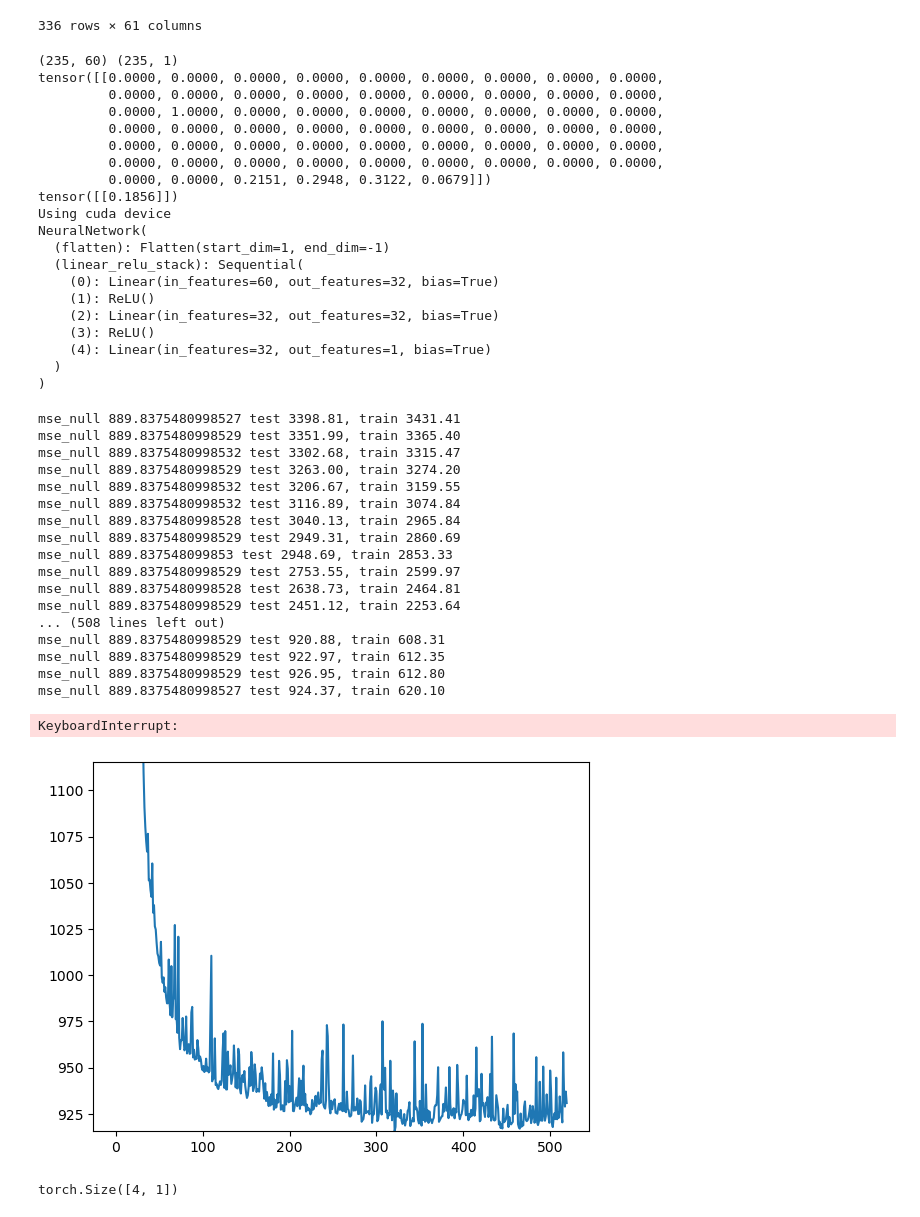
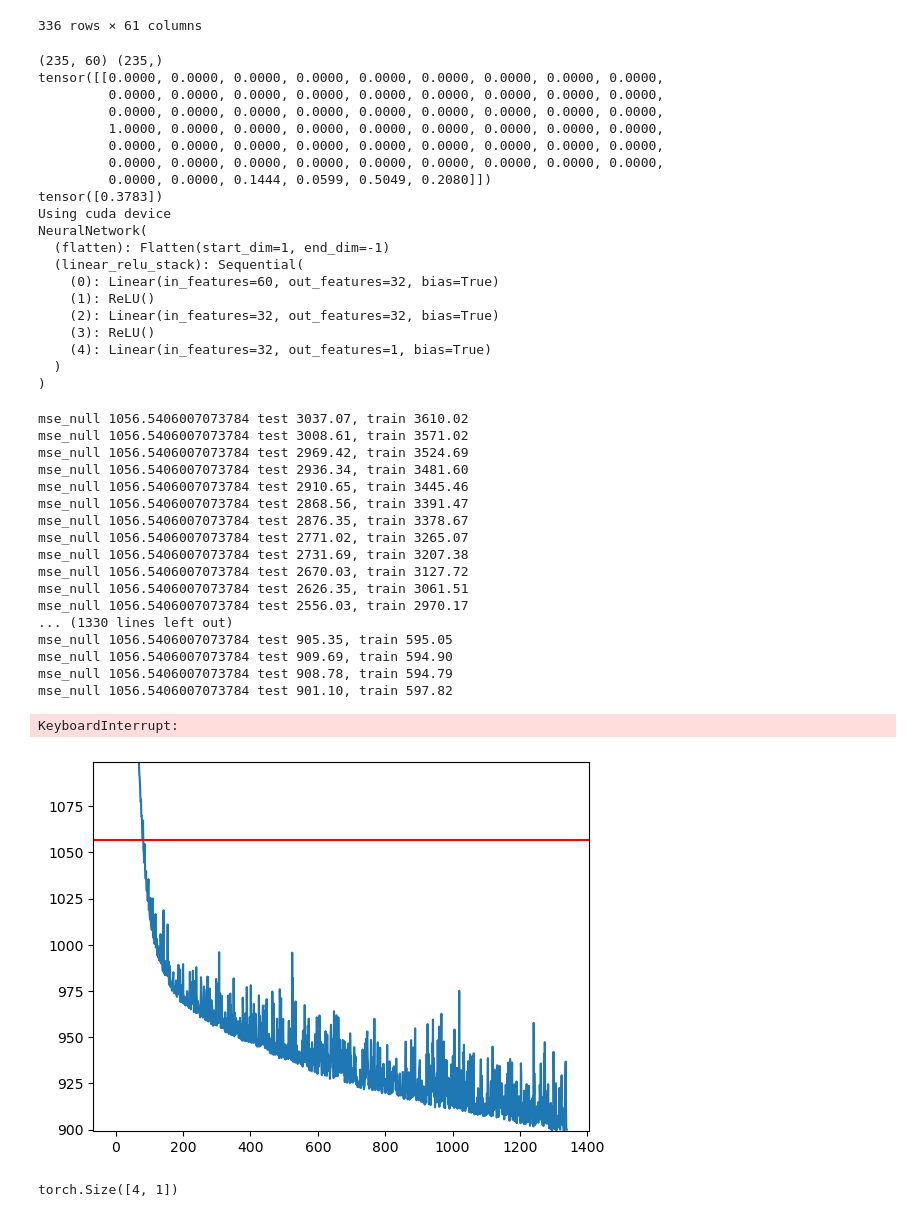
Before and after one commit to khangluong2004/COMP20008_Assignment2, a Jupyter notebook: terry/nn.ipynb, the cells around one changed output. Drawn from its saved outputs; the diff is of its cells as text; code cells hidden in the pictures.

Commit message:
Better crime scaling

```diff
--- a/terry/nn.ipynb
+++ b/terry/nn.ipynb
@@ -79,6 +79,7 @@ encoded = encoded[[
     'lga',
     'last_crime',
     'distance',
+    # check if it is correlated with region
     'last_egm',
     'last_house',
     'crime'
@@ -99,7 +100,9 @@ last_idx = new_.columns.get_loc('last_crime')
 out = encoder.fit_transform(encoded[['lga']])
 lga = pd.DataFrame(out.toarray())
 
+
 new = pd.concat([lga, new_], axis=1)
+new['crime'] /= 20000
 new
 # %% [output]
 4
@@ -122,12 +125,12 @@ new
 
 # one hot encode
 
-state = 72
+state = 42069+1
 train_data: pd.DataFrame = new.sample(frac=0.7, random_state=state)
 test_data = new.drop(train_data.index)
 
 scaler_x = MinMaxScaler(feature_range=(0,1))
-scaler_y = MinMaxScaler(feature_range=(0,1))
+# scaler_y = MinMaxScaler(feature_range=(0,1))
 
 train_y = train_data['crime'].values
 train_x = train_data.drop('crime', axis=1).values
@@ -136,15 +139,15 @@ test_x = test_data.drop('crime', axis=1).values
 
 
 scaler_x.fit(np.vstack((train_x, test_x)))
-scaler_y.fit(train_y.reshape(-1, 1))
+# scaler_y.fit(train_y.reshape(-1, 1))
 
 train_x = scaler_x.transform(train_x)
-train_y = scaler_y.transform(train_y.reshape(-1, 1))
+# train_y = scaler_y.transform(train_y.reshape(-1, 1))
+train_y = train_y
 
 
-
-
-test_y = scaler_y.transform(test_y.reshape(-1, 1))
+test_y = test_y
+# test_y = scaler_y.transform(test_y.reshape(-1, 1))
 test_x = scaler_x.transform(test_x)
 
 print(train_x.shape, train_y.shape)
@@ -197,15 +200,15 @@ class NeuralNetwork(nn.Module):
 model = NeuralNetwork().to(device)
 print(model)
 # %% [output]
-(235, 60) (235, 1)
+(235, 60) (235,)
 tensor([[0.0000, 0.0000, 0.0000, 0.0000, 0.0000, 0.0000, 0.0000, 0.0000, 0.0000,
          0.0000, 0.0000, 0.0000, 0.0000, 0.0000, 0.0000, 0.0000, 0.0000, 0.0000,
-         0.0000, 1.0000, 0.0000, 0.0000, 0.0000, 0.0000, 0.0000, 0.0000, 0.0000,
+         0.0000, 0.0000, 0.0000, 0.0000, 0.0000, 0.0000, 0.0000, 0.0000, 0.0000,
+         1.0000, 0.0000, 0.0000, 0.0000, 0.0000, 0.0000, 0.0000, 0.0000, 0.0000,
          0.0000, 0.0000, 0.0000, 0.0000, 0.0000, 0.0000, 0.0000, 0.0000, 0.0000,
          0.0000, 0.0000, 0.0000, 0.0000, 0.0000, 0.0000, 0.0000, 0.0000, 0.0000,
-         0.0000, 0.0000, 0.0000, 0.0000, 0.0000, 0.0000, 0.0000, 0.0000, 0.0000,
-         0.0000, 0.0000, 0.2151, 0.2948, 0.3122, 0.0679]])
-tensor([[0.1856]])
+         0.0000, 0.0000, 0.1444, 0.0599, 0.5049, 0.2080]])
+tensor([0.3783])
 Using cuda device
 NeuralNetwork(
   (flatten): Flatten(start_dim=1, end_dim=-1)
@@ -219,7 +222,7 @@ NeuralNetwork(
 )
 # %%
 loss_fn = nn.MSELoss()
-optimizer = torch.optim.SGD(model.parameters(), lr=0.01)
+optimizer = torch.optim.SGD(model.parameters(), lr=0.005)
 # optimizer = torch.optim.AdamW(model.parameters(), lr=3e-4)
 
 def train(dataloader, model, loss_fn, optimizer):
@@ -292,7 +295,8 @@ def validate(test_dataloader, model, verbose=False):
             # old_x = scaler_x.inverse_transform(x)
             # year = old_x[:, year_idx]
             # crime = old_x[:, idx]
-            crime = scaler_y.inverse_transform(y.reshape(-1,1))
+            # crime = scaler_y.inverse_transform(y.reshape(-1,1))
+            crime = y.detach().cpu().numpy() * 20000
             old_x = x
             x = x.to(device)
             pred = model(x)
@@ -301,7 +305,8 @@ def validate(test_dataloader, model, verbose=False):
             old_x = old_x.detach().cpu().numpy()
             # out2 = np.hstack((x[:,labels:], pred.reshape(-1,1)))
             out2 = scaler_x.inverse_transform(old_x)
-            pred = scaler_y.inverse_transform(pred.reshape(-1,1))
+            # pred = scaler_y.inverse_transform(pred.reshape(-1,1))
+            pred = pred * 20000
 
             mse += np.sum((pred - crime) ** 2)
             mse_null += np.sum((out2[:, last_idx+labels] - crime) ** 2)
@@ -327,51 +332,51 @@ while not stopping.early_stop:
     # print(f"Epoch {t+1}\n-------------------------------")
     model.train()
     train(train_dataloader, model, loss_fn, optimizer)
 
     test_val = validate(test_dataloader, model, True)
     train_val = validate(train_dataloader, model, False)
     print(f"test {test_val:.2f}, train {train_val:.2f}", end='\n')
 
     stopping(best_val, test_val)
     last = test_val
 
     if test_val < best_val:
         best_val = test_val
         best_model = copy.deepcopy(model)
 
     epochs.append(epoch)
     loss.append(test_val)
     epoch += 1
     if epoch % 10 == 0:
         ax.clear()
         ax.plot(epochs, loss)
         ax.axhline(y=null_mse, color='r')
         ax.set_ylim([best_val, best_val+200])
         fig.savefig('loss.png')
 
 
 print(f"\nBest loss: {best_val:.2f}")
 model = best_model
 # %% [output]
-mse_null 889.8375480998527 test 3398.81, train 3431.41
-mse_null 889.8375480998529 test 3351.99, train 3365.40
-mse_null 889.8375480998532 test 3302.68, train 3315.47
-mse_null 889.8375480998529 test 3263.00, train 3274.20
-mse_null 889.8375480998532 test 3206.67, train 3159.55
-mse_null 889.8375480998532 test 3116.89, train 3074.84
-mse_null 889.8375480998528 test 3040.13, train 2965.84
-mse_null 889.8375480998529 test 2949.31, train 2860.69
-mse_null 889.837548099853 test 2948.69, train 2853.33
-mse_null 889.8375480998529 test 2753.55, train 2599.97
-mse_null 889.8375480998528 test 2638.73, train 2464.81
-mse_null 889.8375480998529 test 2451.12, train 2253.64
-... (508 lines left out)
-mse_null 889.8375480998529 test 920.88, train 608.31
-mse_null 889.8375480998529 test 922.97, train 612.35
-mse_null 889.8375480998529 test 926.95, train 612.80
-mse_null 889.8375480998527 test 924.37, train 620.10
+mse_null 1056.5406007073784 test 3037.07, train 3610.02
+mse_null 1056.5406007073784 test 3008.61, train 3571.02
+mse_null 1056.5406007073784 test 2969.42, train 3524.69
+mse_null 1056.5406007073784 test 2936.34, train 3481.60
+mse_null 1056.5406007073784 test 2910.65, train 3445.46
+mse_null 1056.5406007073784 test 2868.56, train 3391.47
+mse_null 1056.5406007073784 test 2876.35, train 3378.67
+mse_null 1056.5406007073784 test 2771.02, train 3265.07
+mse_null 1056.5406007073784 test 2731.69, train 3207.38
+mse_null 1056.5406007073784 test 2670.03, train 3127.72
+mse_null 1056.5406007073784 test 2626.35, train 3061.51
+mse_null 1056.5406007073784 test 2556.03, train 2970.17
+... (1330 lines left out)
+mse_null 1056.5406007073784 test 905.35, train 595.05
+mse_null 1056.5406007073784 test 909.69, train 594.90
+mse_null 1056.5406007073784 test 908.78, train 594.79
+mse_null 1056.5406007073784 test 901.10, train 597.82
 KeyboardInterrupt:
-[figure, old version]
+[figure, new version]
 # %%
 scaler.scale_
 scaler.var_
```
Also changed, not shown: parts of 1 cell of this notebook.
